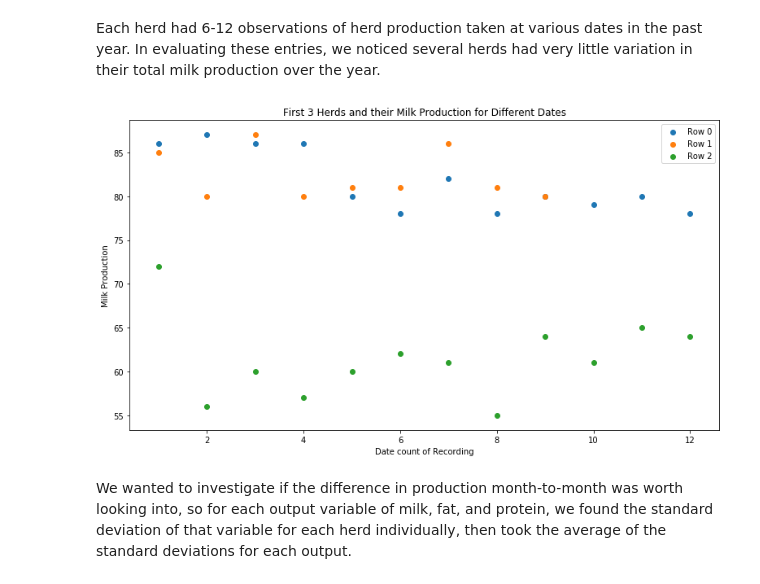
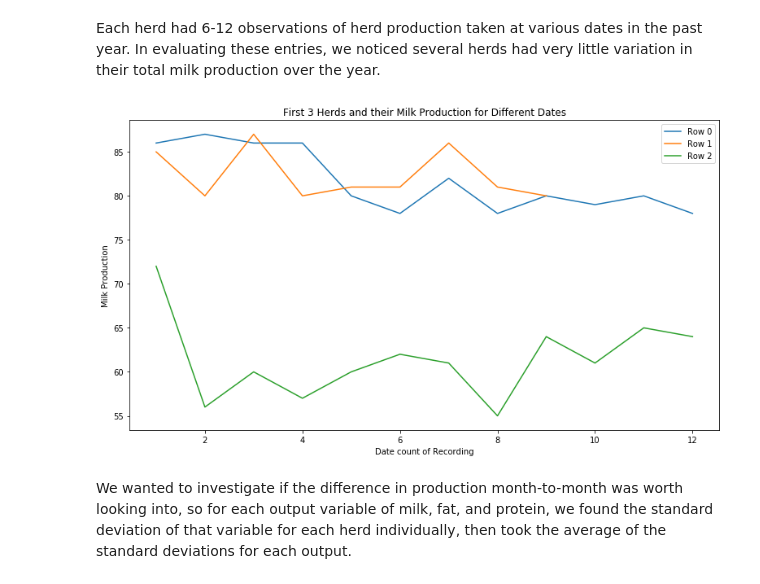
Before and after one commit to thebrianbn/cow_ml, a Jupyter notebook: milk_fat_prediction/milk_fat_analysis.ipynb, the cells around one changed output. Saved outputs shown, nothing was run; the diff lists cells and outputs as text; code cells hidden in the pictures.

```diff
--- a/milk_fat_prediction/milk_fat_analysis.ipynb
+++ b/milk_fat_prediction/milk_fat_analysis.ipynb
@@ -100,15 +114,15 @@ Each herd had 6-12 observations of herd production taken at various dates in the
 # %%
 cowMilkList = [col for col in data if col.startswith('milk')]
 cowMilk = data[cowMilkList]
 plt.figure(figsize=(13,7))
 for i in range(3):
-    plt.scatter(range(1,13),cowMilk.iloc[i])
+    plt.plot(range(1,13),cowMilk.iloc[i])
 plt.xlabel("Date count of Recording")
 plt.ylabel("Milk Production")
 plt.title("First 3 Herds and their Milk Production for Different Dates")
 plt.legend(["Row 0", "Row 1", "Row 2"]);
 # %% [output]
-[figure, old version]
+[figure, new version]
 # %% [markdown]
 We wanted to investigate if the difference in production month-to-month was worth looking into, so for each output variable of milk, fat, and protein, we found the standard deviation of that variable for each herd individually, then took the average of the standard deviations for each output.
 # %%
```
Also changed, not shown: parts of 41 cells of this notebook.
